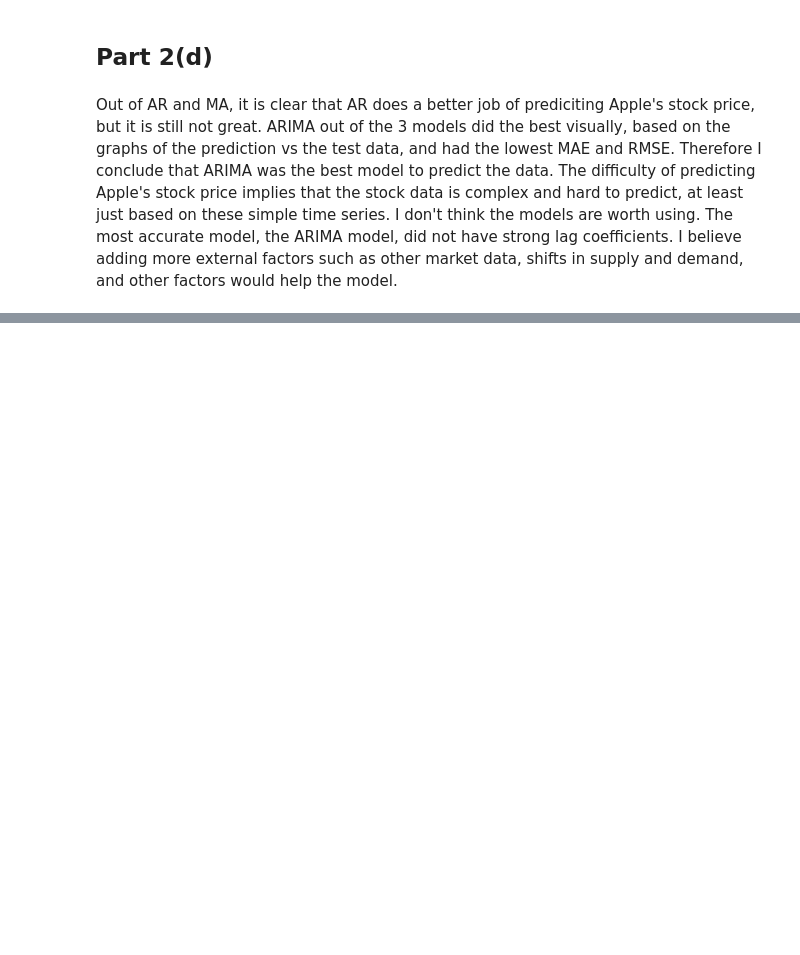
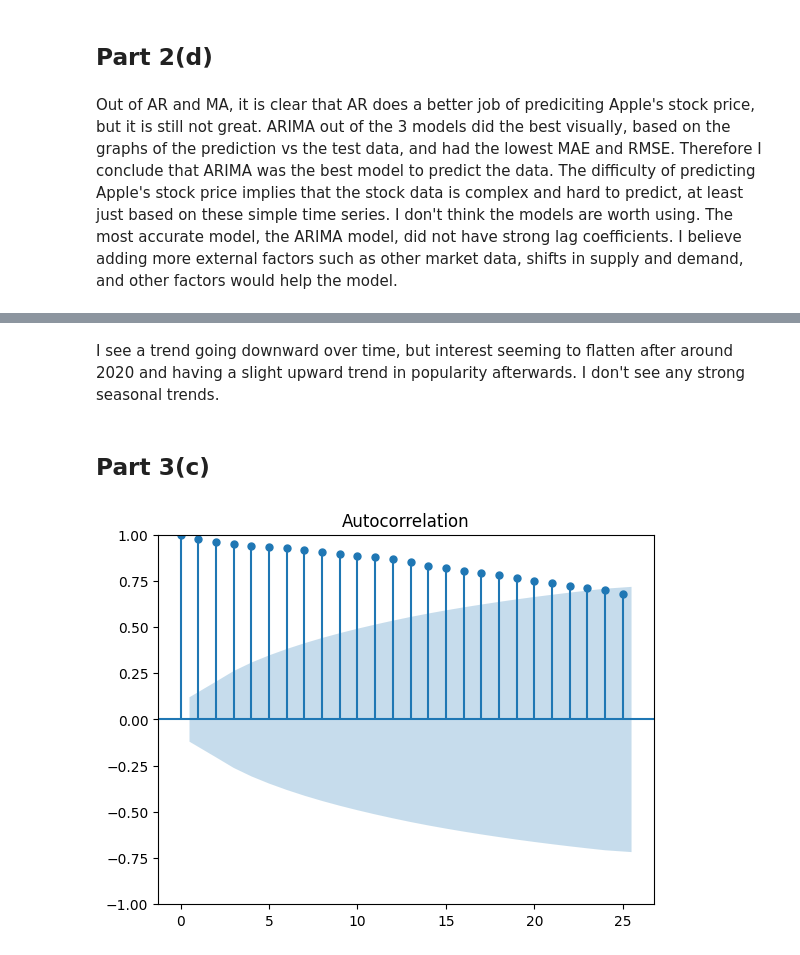
Before and after one commit to jona-nakai/Machine-Learning-and-Data-Mining-2, a Jupyter notebook: homework/homework 4/HW_4.ipynb, the cells around one changed output, grey strips where cells are left out. Cells and saved outputs as stored; diff of their text form; code cells hidden in the pictures; blank space fills up the shorter version.

```diff
--- a/homework/homework 4/HW_4.ipynb
+++ b/homework/homework 4/HW_4.ipynb
@@ -247,0 +282,9 @@ Out of AR and MA, it is clear that AR does a better job of prediciting Apple's s
+# %% [markdown]
+I see a trend going downward over time, but interest seeming to flatten after around 2020 and having a slight upward trend in popularity afterwards. I don't see any strong seasonal trends.
+# %% [markdown]
+## Part 3(c)
+# %%
+plot_acf(music)
+plt.show()
+# %% [output]
+[figure, added]
```
Also changed, not shown: parts of 47 cells of this notebook, 1 other file.
